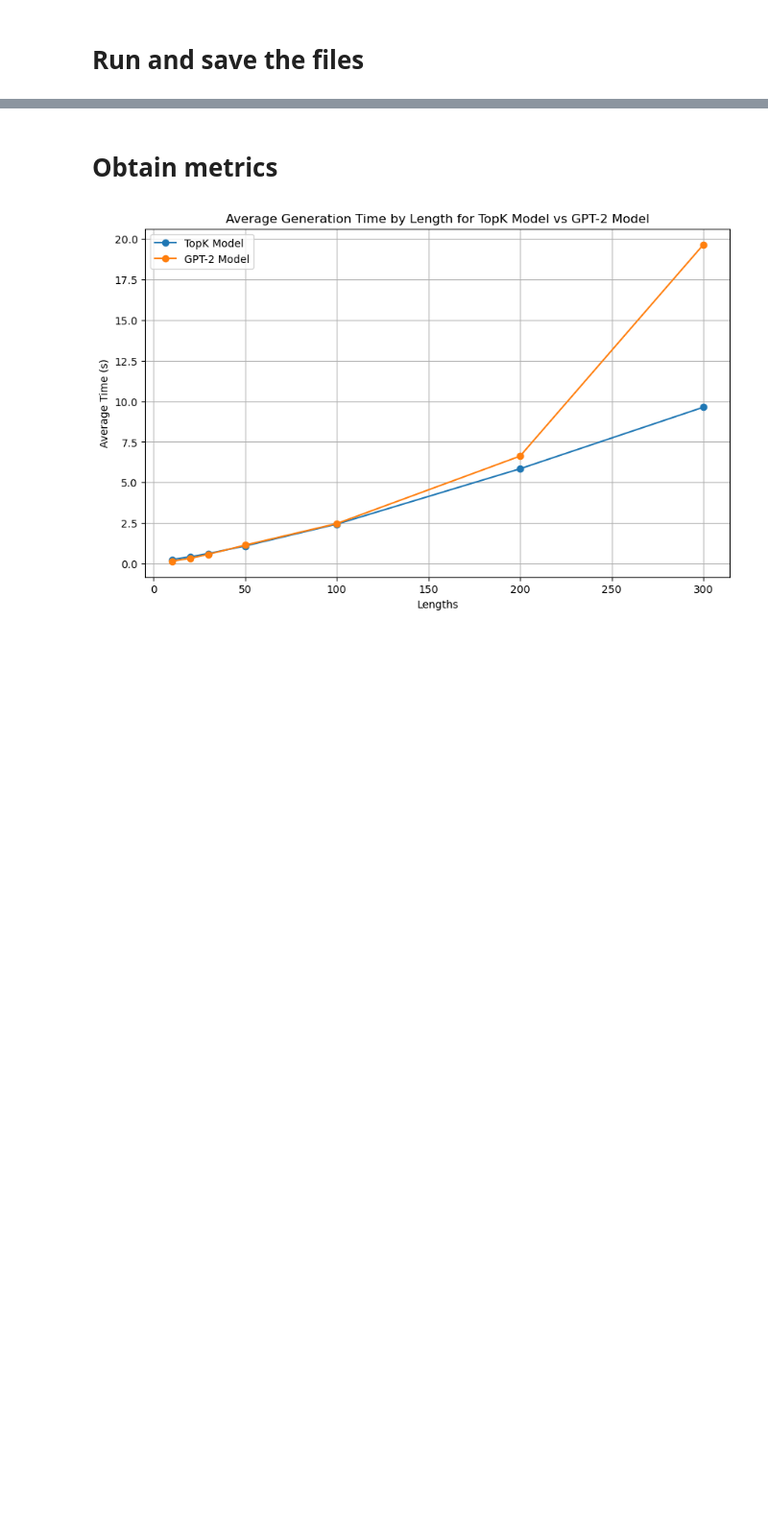
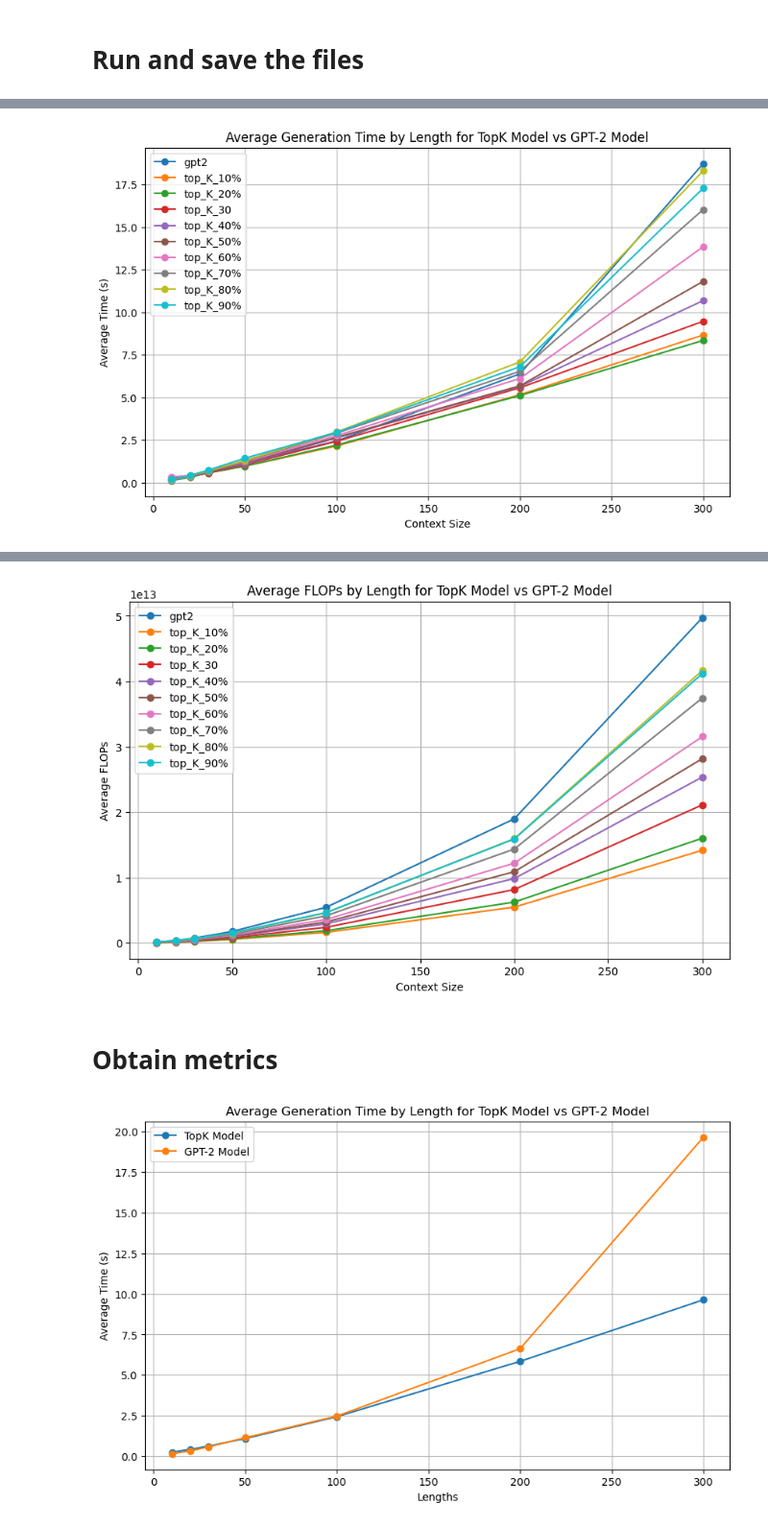
Before and after one commit to sosamandara/token_reduction_nlp, a Jupyter notebook: notebooks/retrieve_metrics_and_texts.ipynb, the cells around one changed output, grey strips where cells are left out. Shown at 96% size. Drawn from its saved outputs; the diff is of its cells as text; code cells hidden in the pictures; blank space fills up the shorter version.

```diff
--- a/notebooks/retrieve_metrics_and_texts.ipynb
+++ b/notebooks/retrieve_metrics_and_texts.ipynb
@@ -93,0 +136,70 @@ results_custom = run_generation_on_dataset(dataset, custom_model, tokenizer, 50,
+# %%
+models = [model_gpt] + list(custom_models.values())
+model_names = ['gpt2'] + [f'top_K_{i * 10}%' for i in range(1, len(custom_models) + 1)]
+project_root = os.path.abspath(os.path.join(os.getcwd(), '..'))
+output_dir = os.path.join(project_root, 'results/Time_Flops_Mean_Removal')
+
+for i, model in enumerate(models):
+  results_gpt = run_generation_on_dataset(dataset, model, tokenizer, 10, [10, 20, 30, 50, 100, 200, 300],
+                                          model_names[i], output_dir)
+# %%
+import os
+import json
+import matplotlib.pyplot as plt
+import numpy as np
+
+def plot_averages(results, key, ylabel, title, figsize=(10, 6)):
+    lengths = sorted(list(set([res['lengths'] for res in results])))
+    model_names = sorted(list(set([res['model_name'] for res in results])))
+
+    plt.figure(figsize=figsize)
+
+    for model_name in model_names:
+        model_results = [res for res in results if res['model_name'] == model_name]
+        print(f"Plotting {key} for model {model_name} with {len(model_results)} results")
+        averages = []
+        for length in lengths:
+            length_results = [res[key] for res in model_results if res['lengths'] == length]
+            if length_results:
+                averages.append(np.mean(length_results))
+            else:
+                averages.append(float('nan'))  # Handle cases where there are no results for a specific length
+        print(f"{model_name} averages: {averages}")
+        plt.plot(lengths, averages, label=model_name, marker='o')
+
+    plt.xlabel('Context Size')
+    plt.ylabel(ylabel)
+    plt.title(title)
+    plt.legend(loc='upper left')
+    plt.grid(True)
+    plt.show()
+
+def load_results_from_json(model_names, results_dir):
+    all_results = []
+    for model_name in model_names:
+        #print(model_name)
+        json_filename = f'generation_results_{model_name}.json'
+        json_path = os.path.join(results_dir, json_filename)
+        if not os.path.exists(json_path):
+            #print(f"File not found: {json_path}")
+            continue
+        with open(json_path, 'r') as f:
+            model_results = json.load(f)
+            #print(f"Loaded {len(model_results)} results for model {model_name}")
+            all_results.extend(model_results)
+    return all_results
+
+# Define model names and paths
+model_names = ['gpt2', 'top_K_10%', 'top_K_20%', 'top_K_30%', 'top_K_40%', 'top_K_50%', 'top_K_60%', 'top_K_70%', 'top_K_80%', 'top_K_90%']
+project_root = os.path.abspath(os.path.join(os.getcwd(), '..'))
+results_dir = os.path.join(project_root, 'results/Time_Flops_Mean_Removal')
+
+# Load all results
+all_results = load_results_from_json(model_names, results_dir)
+
+# Plot average times
+plot_averages(all_results, key="time_taken", ylabel='Average Time (s)', title='Average Generation Time by Length for TopK Model vs GPT-2 Model')
+
+# Plot average FLOPs
+plot_averages(all_results, key="flops", ylabel='Average FLOPs', title='Average FLOPs by Length for TopK Model vs GPT-2 Model')
+# %% [output]
@@ -93,0 +226 @@ results_custom = run_generation_on_dataset(dataset, custom_model, tokenizer, 50,
+[figure, added]
@@ -94,3 +247,4 @@ results_custom = run_generation_on_dataset(dataset, custom_model, tokenizer, 50,
+[figure, added]
 # %% [markdown]
 # Obtain metrics
 # %%
```
Also changed, not shown: parts of 10 cells of this notebook, 59 other files.
